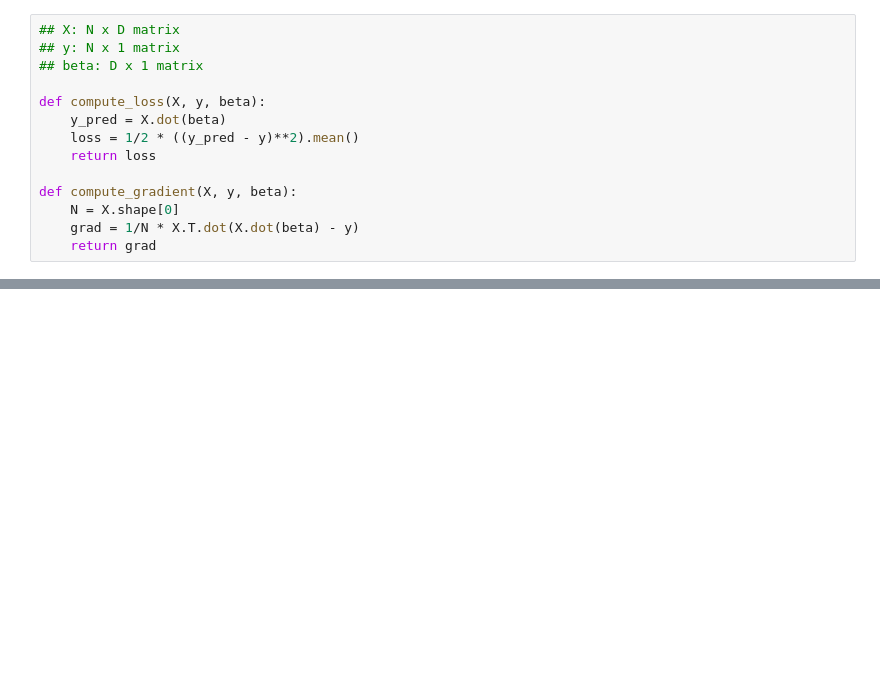
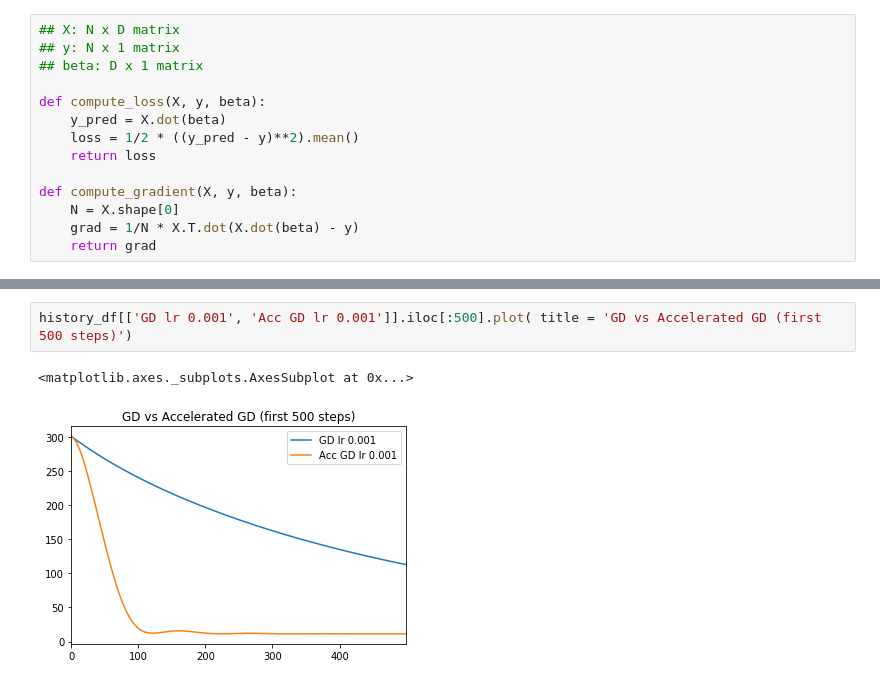
Before and after one commit to thaidv96/ds_hus, a Jupyter notebook: optimization/LinearRegressionWithGD.ipynb, the cells around one changed output, grey strips where cells are left out. Drawn from its saved outputs; the diff is of its cells as text; blank space fills up the shorter version.

```diff
--- a/optimization/LinearRegressionWithGD.ipynb
+++ b/optimization/LinearRegressionWithGD.ipynb
@@ -119,0 +215,5 @@ plt.show()
+# %%
+history_df[['GD lr 0.001', 'Acc GD lr 0.001']].iloc[:500].plot( title = 'GD vs Accelerated GD (first 500 steps)')
+# %% [output]
+<matplotlib.axes._subplots.AxesSubplot at 0x...>
+[figure, added]
```
Also changed, not shown: parts of 30 cells of this notebook, 6 other files.
